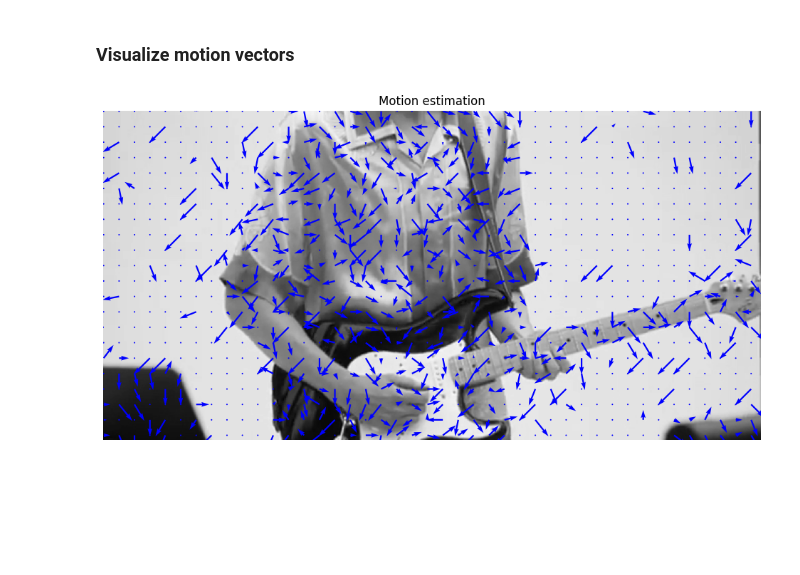
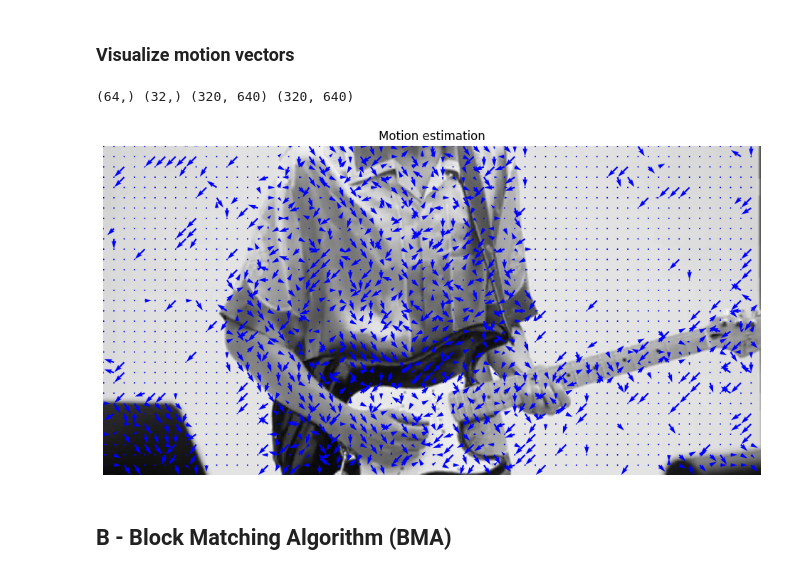
Before and after one commit to sinansoulier/VideoProcessing, a Jupyter notebook: TP1/motion_estimation.ipynb, the cells around one changed output. Drawn from its saved outputs; the diff is of its cells as text; code cells hidden in the pictures; blank space fills up the shorter version.

```diff
--- a/TP1/motion_estimation.ipynb
+++ b/TP1/motion_estimation.ipynb
@@ -55,7 +55,7 @@ def pixel_wise_motion_estimation(frame1: np.ndarray, frame2: np.ndarray, neighbo
 
     :param frame1: first frame
     :param frame2: second frame
-    :return: motion estimation
+    :return: motion vectors
     """
     assert frame1.shape == frame2.shape, "Frames must have the same shape"
 
@@ -108,33 +108,38 @@ def pixel_wise_motion_estimation(frame1: np.ndarray, frame2: np.ndarray, neighbo
     return v_x, v_y
 # %%
 # Compute motion estimation
-motion_x, motion_y = pixel_wise_motion_estimation(frame1, frame2, neighborhood=5)
+motion_x, motion_y = pixel_wise_motion_estimation(frame1, frame2, neighborhood=3)
 # %% [markdown]
 ### Visualize motion vectors
 # %%
-def display_motion_estimation(u: np.ndarray, v: np.ndarray, frame: np.ndarray, step: int = 10) -> None:
+def display_motion_estimation(u: np.ndarray, v: np.ndarray, frame: np.ndarray, step: int = 5) -> None:
     """
     Display the motion estimation between two frames
 
     :param u: first frame
     :param v: second frame
     """
     # Pixel coordinates
     x_coords = np.arange(0, frame1.shape[1], step)
     y_coords = np.arange(0, frame1.shape[0], step)
+
+    print(x_coords.shape, y_coords.shape, u.shape, v.shape)
 
     u = u[::step, ::step]
     v = v[::step, ::step]
 
     _, ax = plt.subplots(1, 1, figsize=(15, 6))
     ax.imshow(frame, cmap='gray')
     ax.set_axis_off()
     ax.set_title('Motion estimation')
 
     ax.quiver(x_coords, y_coords, u, v, scale=200, color='blue')
     plt.show()
 
 # Display motion estimation
-display_motion_estimation(motion_x, motion_y, frame1, step=15)
+display_motion_estimation(motion_x, motion_y, frame1, step=10)
 # %% [output]
+(64,) (32,) (320, 640) (320, 640)
-[figure, old version]
+[figure, new version]
+# %% [markdown]
+## B - Block Matching Algorithm (BMA)
```
Also changed, not shown: parts of 2 cells of this notebook.
